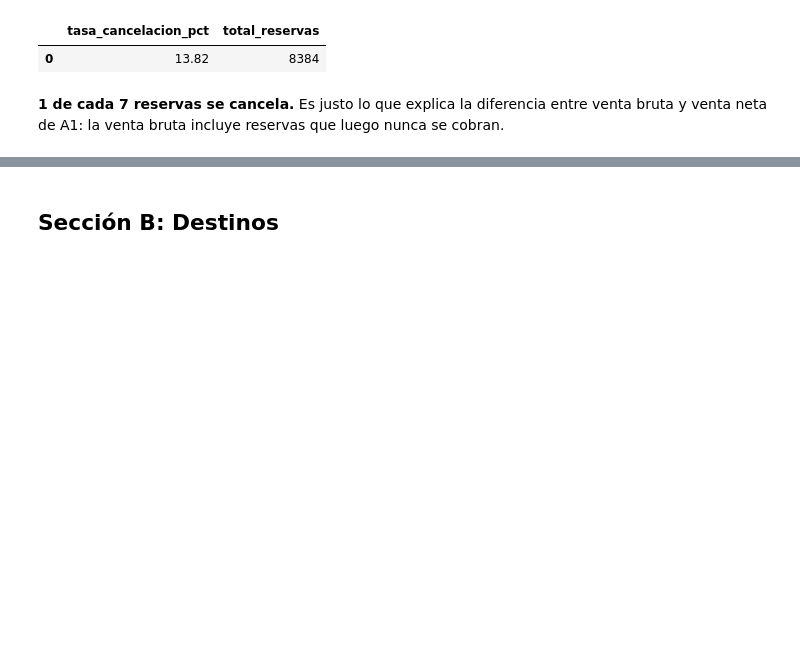
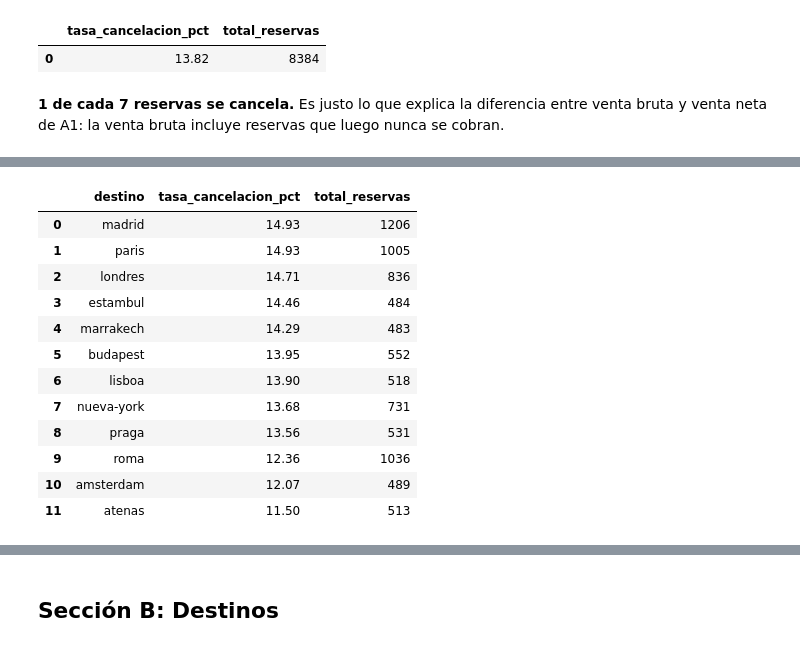
Before and after one commit to Irenegov/civitatis-business-case, a Jupyter notebook: notebooks/02_negocio_y_destinos.ipynb, the cells around one changed output, grey strips where cells are left out. Saved outputs shown, nothing was run; the diff lists cells and outputs as text; code cells hidden in the pictures; blank space fills up the shorter version.

Commit message:
separación de tasa de cancelación por canal y destino

```diff
--- a/notebooks/02_negocio_y_destinos.ipynb
+++ b/notebooks/02_negocio_y_destinos.ipynb
@@ -219,0 +247,30 @@ luego nunca se cobran.
+# %%
+cancelacion_destino = con.execute('''
+    WITH tours_destino AS (
+        SELECT tour_id, regexp_extract(url, 'civitatis\\.com/es/([^/]+)/', 1) AS destino
+        FROM tours
+    )
+    SELECT
+        td.destino,
+        round(100.0 * sum(CASE WHEN r.estado = 'cancelada' THEN 1 ELSE 0 END) / count(*), 2) AS tasa_cancelacion_pct,
+        count(*) AS total_reservas
+    FROM reservas_limpias r
+    JOIN tours_destino td ON r.tour_id = td.tour_id
+    GROUP BY td.destino
+    ORDER BY tasa_cancelacion_pct DESC
+''').df()
+cancelacion_destino
+# %% [output]
+|  | destino | tasa_cancelacion_pct | total_reservas |
+| 0 | madrid | 14.93 | 1206 |
+| 1 | paris | 14.93 | 1005 |
+| 2 | londres | 14.71 | 836 |
+| 3 | estambul | 14.46 | 484 |
+| 4 | marrakech | 14.29 | 483 |
+| 5 | budapest | 13.95 | 552 |
+| 6 | lisboa | 13.90 | 518 |
+| 7 | nueva-york | 13.68 | 731 |
+| 8 | praga | 13.56 | 531 |
+| 9 | roma | 12.36 | 1036 |
+| 10 | amsterdam | 12.07 | 489 |
+| 11 | atenas | 11.50 | 513 |
```
Also changed, not shown: parts of 3 cells of this notebook.
